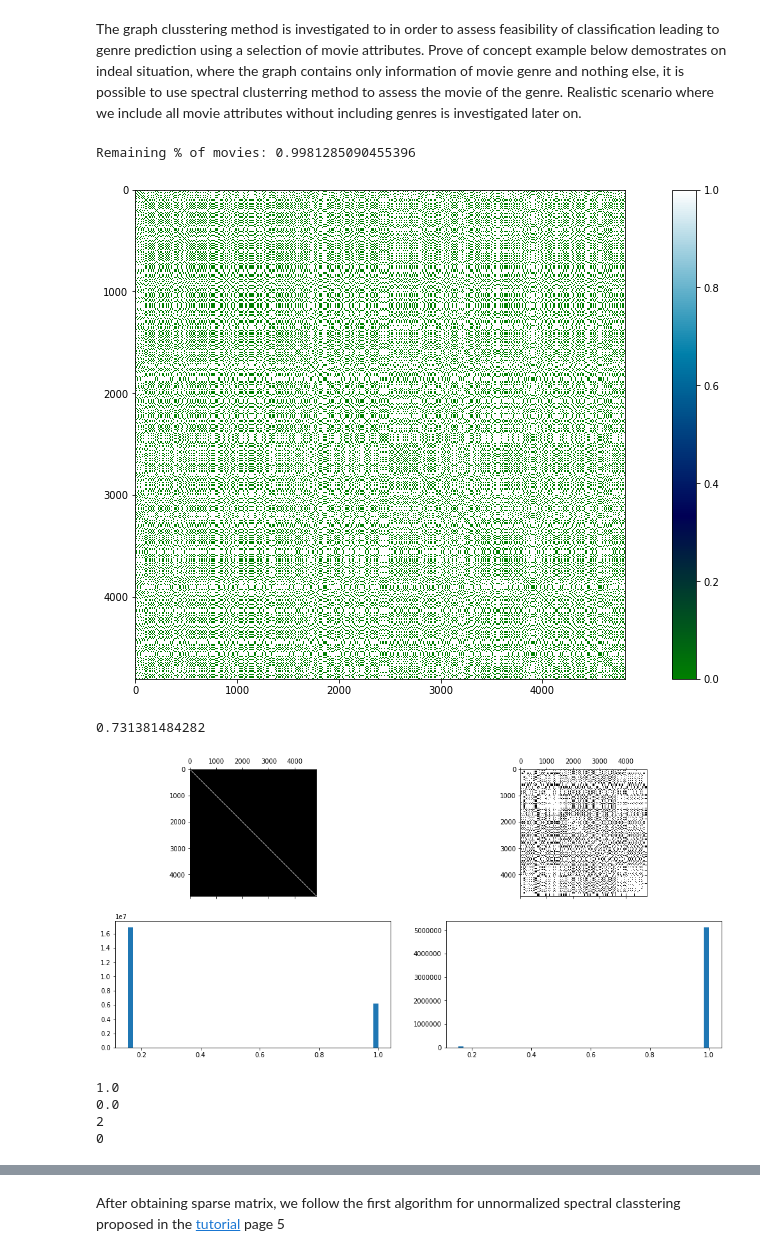
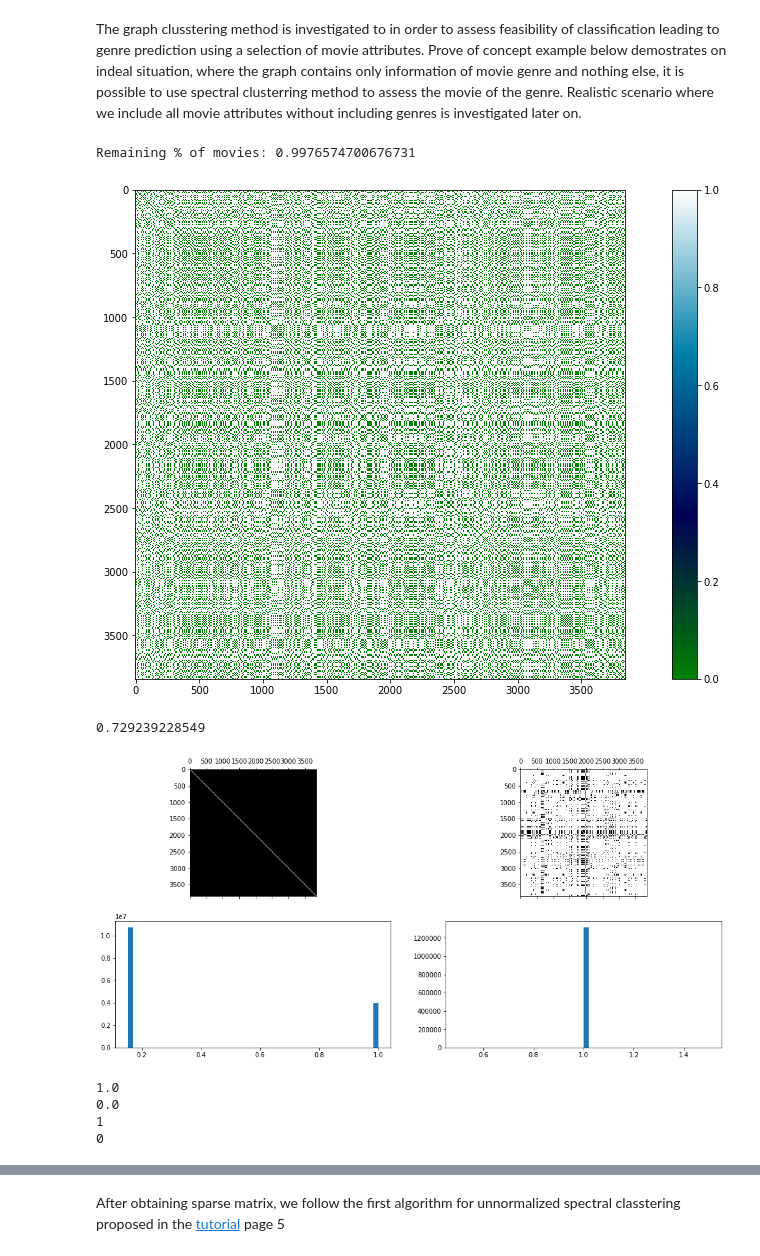
Before and after one commit to MilicaNovak/FinalProjectNTDS2017, a Jupyter notebook: ReportNotebook/Report.ipynb, the cells around one changed output, grey strips where cells are left out. Saved outputs shown, nothing was run; the diff lists cells and outputs as text; code cells hidden in the pictures.

```diff
--- a/ReportNotebook/Report.ipynb
+++ b/ReportNotebook/Report.ipynb
@@ -484,28 +484,28 @@ Two major data exploitation are considered:
 The graph clusstering method is investigated to in order to assess feasibility of classification leading to genre prediction using a selection of movie attributes. Prove of concept example below demostrates on indeal situation, where the graph contains only information of movie genre and nothing else, it is possible to use spectral clusterring method to assess the movie of the genre. Realistic scenario where we include all movie attributes without including genres is investigated later on.
 # %%
 #simplistic example
-DropLines=[]
+#DropLines=[]
 Remains= (Movies.drop(DropLines))
 Cat_remains = pd.DataFrame()
 Cat_remains['Is_drama']   = Remains["main_genres"].apply(lambda x: 1 if x=='Drama'  else 0)
 Cat_remains['Is_Comedy']  = Remains["main_genres"].apply(lambda x: 1 if x=='Comedy' else 0)
 Cat_remains['Is_Action']  = Remains["main_genres"].apply(lambda x: 1 if x=='Action' else 0)
 Cat_remains['Is_Other']   = Remains["main_genres"].apply(lambda x: 1 if x=='Other'  else 0)
 
 #calculation of distances betseen movies in the genre spece using cosine metric, lines which contain only zeroes
 #are removed from the dataset since zero vectors are not valid input for cosine distance calculation
 Simple_distances, DL, NF = DropZeroLinesAndGetDistanes([Cat_remains,Cat_remains,Cat_remains])
 
 PlotMatrix(Simple_distances[0])
 #calculation the weight matrix from distances using gaussian kernel
-SimpleW =  GetWeights(Simple_distances[0],800)
+SimpleW =  GetWeights(Simple_distances[0],5000-967)
 simpleWEIGHTS = SimpleW
 np.savez_compressed("../Datasets/simpleWEIGHTS.npz", simpleWEIGHTS, simpleWEIGHTS=simpleWEIGHTS)
 # %% [output]
-Remaining % of movies: 0.9981285090455396
+Remaining % of movies: 0.9976574700676731
-[figure, old version]
+[figure, new version]
-0.731381484282
+0.729239228549
-[figure, old version]
+[figure, new version]
 # %%
 Simple_genres = preprocessing.LabelEncoder().fit_transform((Movies.drop(DropLines)['main_genres']))
 print(Simple_distances[0][0][-1])
@@ -515,7 +515,7 @@ print(Simple_genres[-1])
 # %% [output]
 1.0
 0.0
-2
+1
 0
 # %%
 #getting genres encoding
```
Also changed, not shown: parts of 7 cells of this notebook, 3 other files.
